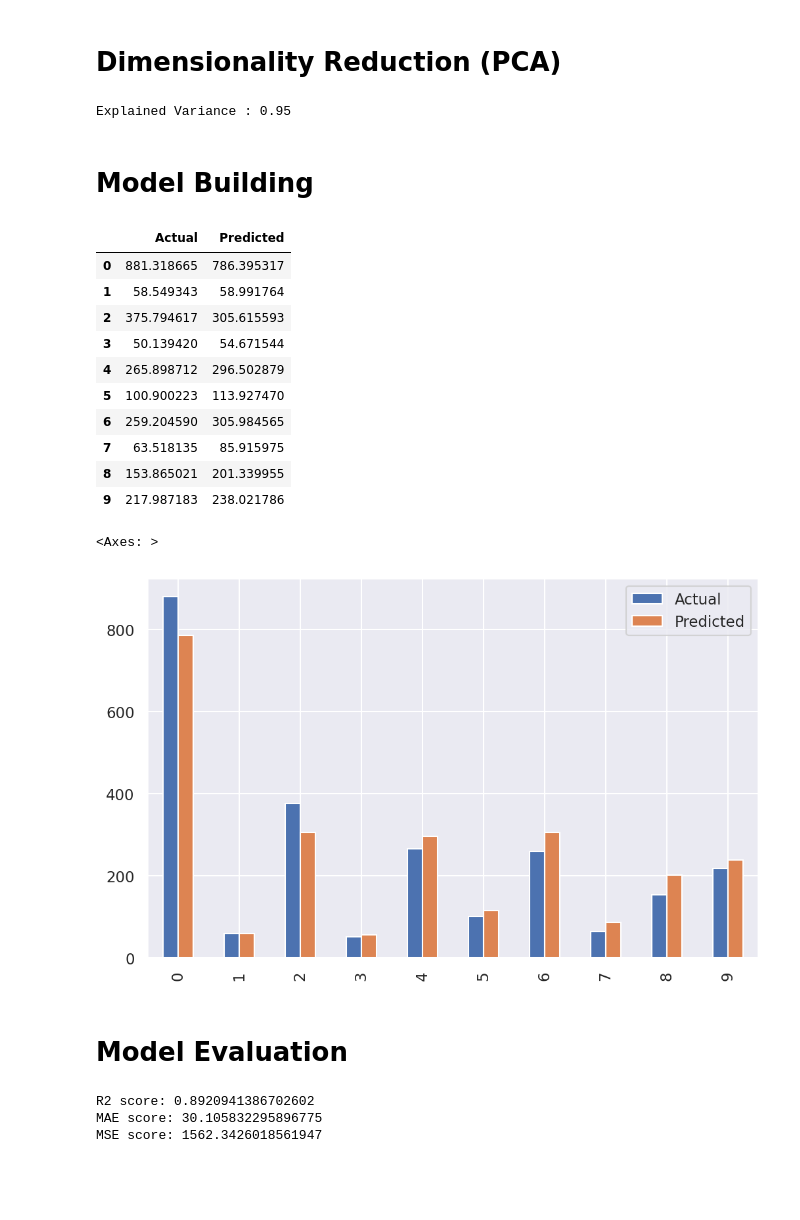
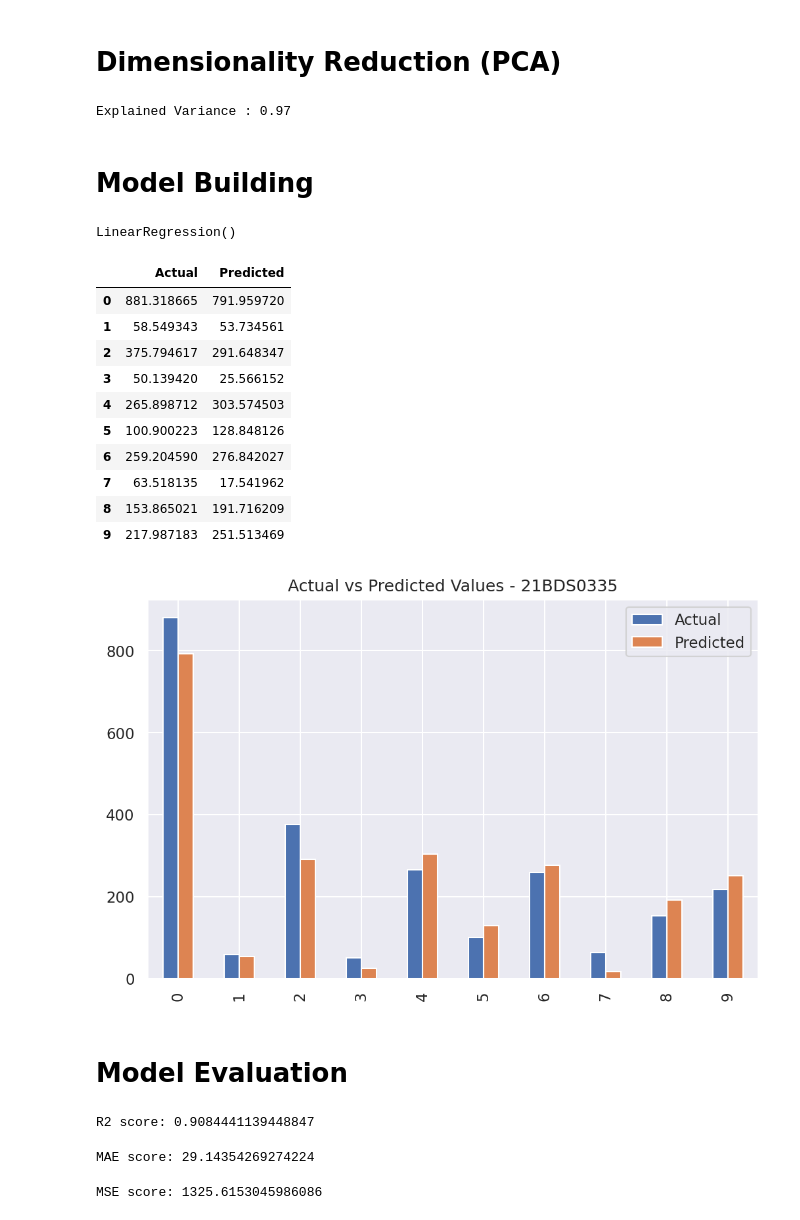
Before and after one commit to Ashish-Aaran/EDA, a Jupyter notebook: 21BDS0335.ipynb, the cells around one changed output. Saved outputs shown, nothing was run; the diff lists cells and outputs as text; code cells hidden in the pictures; blank space fills up the shorter version.

```diff
--- a/21BDS0335.ipynb
+++ b/21BDS0335.ipynb
@@ -559,9 +566,9 @@ plt.show()
 from sklearn.preprocessing import StandardScaler
 from sklearn.decomposition import PCA
 # %%
-numeric_cols = ashish_david_df.select_dtypes(include=['float64', 'int64']).columns
-df_numeric = ashish_david_df[numeric_cols]
+ashish_david_numeric_cols = ashish_david_df.select_dtypes(include=['float64', 'int64']).columns
+ashish_david_df_numeric = ashish_david_df[ashish_david_numeric_cols]
 # %%
-X = df_numeric.drop(columns=['pris'])
-y = df_numeric['pris']
+X = ashish_david_df_numeric.drop(columns=['pris'])
+y = ashish_david_df_numeric['pris']
 # %%
@@ -569,11 +575,11 @@ y = df_numeric['pris']
 scaler = StandardScaler()
 X_scaled = scaler.fit_transform(X)
 # %%
-pca = PCA(n_components=28)
+pca = PCA(n_components=30)
 X_pca = pca.fit_transform(X_scaled)
-print(f"Explained Variance : {sum(pca.explained_variance_ratio_):.2f}") # Higher explained variance % ensures minimal information loss after dimensionality reduction
+print(f"Explained Variance : {sum(pca.explained_variance_ratio_):.2f}")
 # %% [output]
-Explained Variance : 0.95
+Explained Variance : 0.97
 # %% [markdown]
 # Model Building
 # %%
@@ -592,0 +592,6 @@ y_pred = regressor.predict(X_test)
+# %%
+# Training Linear Regression model
+regressor = LinearRegression()
+regressor.fit(X_train, y_train)
+# %% [output]
+LinearRegression()
@@ -593,35 +601,40 @@ y_pred = regressor.predict(X_test)
 # %%
 # Data frame with actual and predicted values of y
-evaluate = pd.DataFrame({'Actual': y_test.values.flatten(),
+ashish_david_evaluate = pd.DataFrame({'Actual': y_test.values.flatten(),
 'Predicted': y_pred.flatten()})
-evaluate.head(10)
+ashish_david_evaluate.head(10)
 # %% [output]
 |  | Actual | Predicted |
-| 0 | 881.318665 | 786.395317 |
-| 1 | 58.549343 | 58.991764 |
-| 2 | 375.794617 | 305.615593 |
-| 3 | 50.139420 | 54.671544 |
-| 4 | 265.898712 | 296.502879 |
-| 5 | 100.900223 | 113.927470 |
-| 6 | 259.204590 | 305.984565 |
-| 7 | 63.518135 | 85.915975 |
-| 8 | 153.865021 | 201.339955 |
-| 9 | 217.987183 | 238.021786 |
+| 0 | 881.318665 | 791.959720 |
+| 1 | 58.549343 | 53.734561 |
+| 2 | 375.794617 | 291.648347 |
+| 3 | 50.139420 | 25.566152 |
+| 4 | 265.898712 | 303.574503 |
+| 5 | 100.900223 | 128.848126 |
+| 6 | 259.204590 | 276.842027 |
+| 7 | 63.518135 | 17.541962 |
+| 8 | 153.865021 | 191.716209 |
+| 9 | 217.987183 | 251.513469 |
 # %%
-evaluate.head(10).plot(kind = 'bar')
+ashish_david_evaluate.head(10).plot(kind = 'bar')
+plt.title("Actual vs Predicted Values - 21BDS0335")
+plt.show()
 # %% [output]
-<Axes: >
-[figure, old version]
+[figure, new version]
 # %% [markdown]
 # Model Evaluation
+# %%
+# R2 Score
+print(f"R2 score: {r2_score(y_test, y_pred)}")
+# %% [output]
+R2 score: 0.9084441139448847
 # %%
-# R2 Score
-print(f"R2 score: {r2_score(y_test, y_pred)}")
 # Mean Absolute Error (MAE)
 print(f"MAE score: {mean_absolute_error(y_test, y_pred)}")
-# Mean Squared Error (MSE)
-print(f"MSE score: {mean_squared_error(y_test, y_pred)}")
 # %% [output]
-R2 score: 0.8920941386702602
-MAE score: 30.105832295896775
-MSE score: 1562.3426018561947
+MAE score: 29.14354269274224
+# %%
+# Mean Squared Error (MSE)
+print(f"MSE score: {mean_squared_error(y_test, y_pred)}")
+# %% [output]
+MSE score: 1325.6153045986086
```
Also changed, not shown: parts of 14 cells of this notebook.
